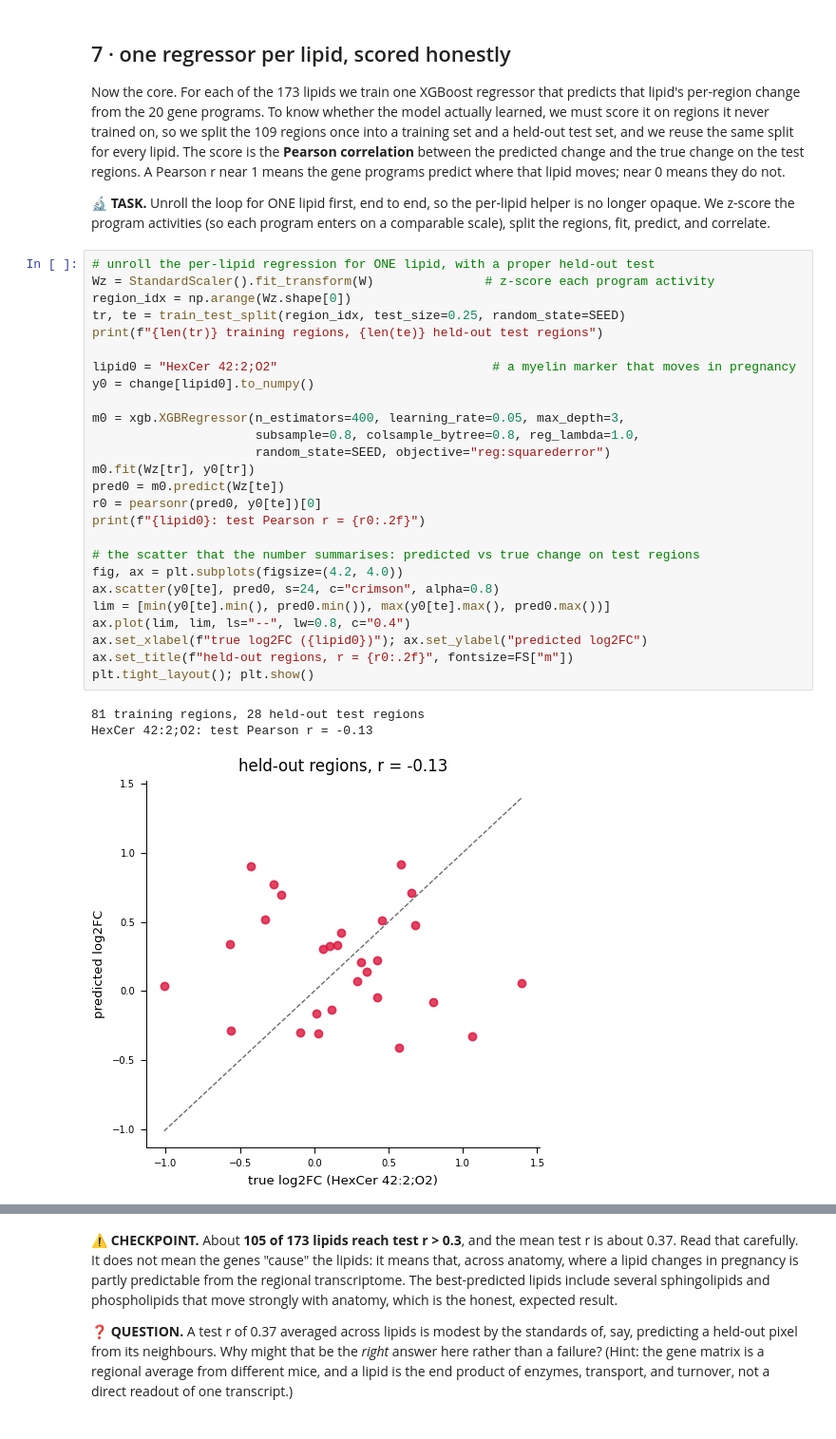
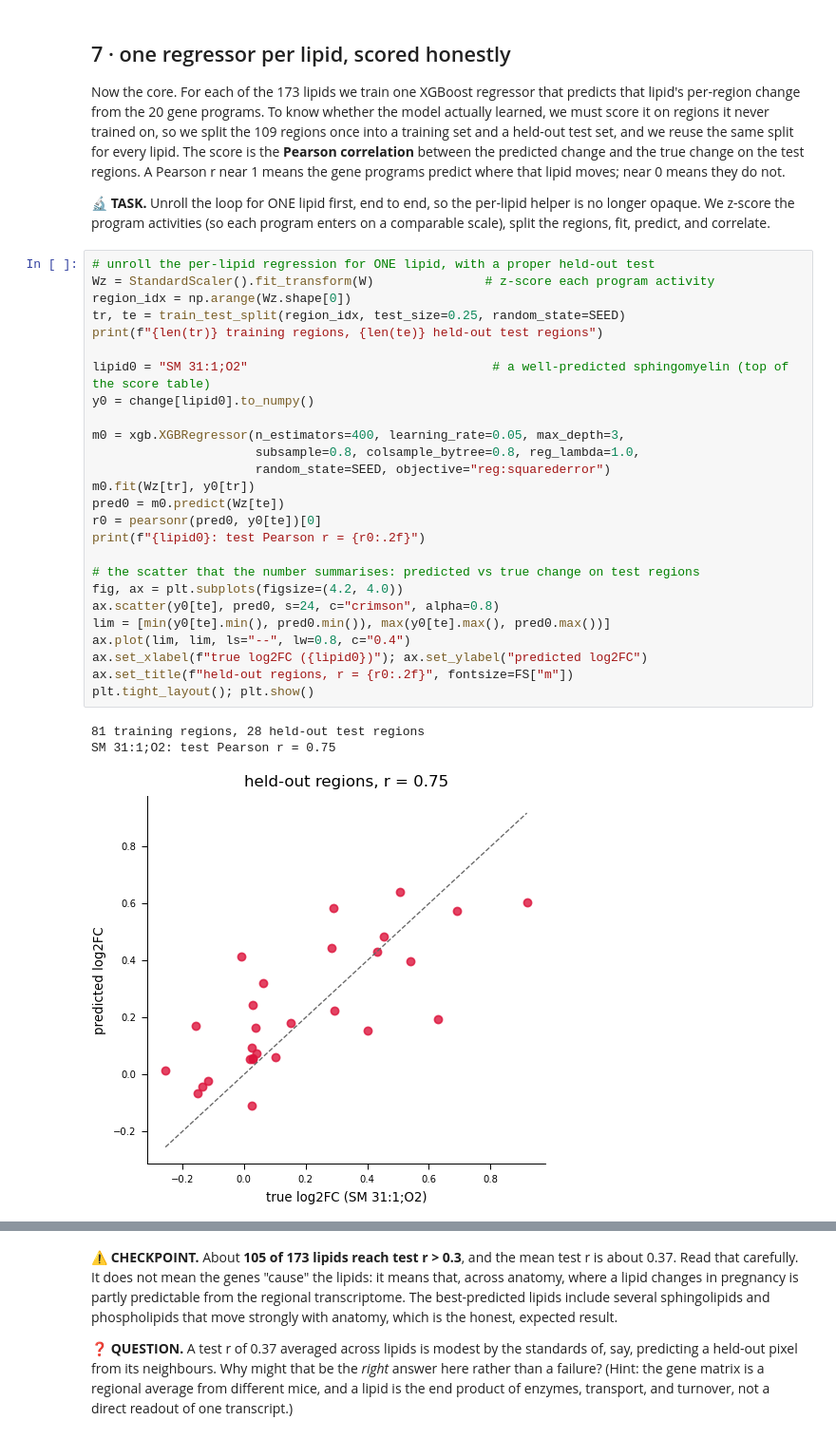
Before and after one commit to lamanno-epfl/lipidomics_tutorial_cajalcourse, a Jupyter notebook: notebooks/level3/08_multimodal_xgb_shap_go_solution.ipynb, the cells around one changed output, grey strips where cells are left out. Shown at 95% size. Saved outputs shown, nothing was run; the diff lists cells and outputs as text.

```diff
--- a/notebooks/level3/08_multimodal_xgb_shap_go_solution.ipynb
+++ b/notebooks/level3/08_multimodal_xgb_shap_go_solution.ipynb
@@ -743,31 +743,31 @@ regions, fit, predict, and correlate.
 # %%
 # unroll the per-lipid regression for ONE lipid, with a proper held-out test
 Wz = StandardScaler().fit_transform(W)               # z-score each program activity
 region_idx = np.arange(Wz.shape[0])
 tr, te = train_test_split(region_idx, test_size=0.25, random_state=SEED)
 print(f"{len(tr)} training regions, {len(te)} held-out test regions")
 
-lipid0 = "HexCer 42:2;O2"                             # a myelin marker that moves in pregnancy
+lipid0 = "SM 31:1;O2"                                 # a well-predicted sphingomyelin (top of the score table)
 y0 = change[lipid0].to_numpy()
 
 m0 = xgb.XGBRegressor(n_estimators=400, learning_rate=0.05, max_depth=3,
                       subsample=0.8, colsample_bytree=0.8, reg_lambda=1.0,
                       random_state=SEED, objective="reg:squarederror")
 m0.fit(Wz[tr], y0[tr])
 pred0 = m0.predict(Wz[te])
 r0 = pearsonr(pred0, y0[te])[0]
 print(f"{lipid0}: test Pearson r = {r0:.2f}")
 
 # the scatter that the number summarises: predicted vs true change on test regions
 fig, ax = plt.subplots(figsize=(4.2, 4.0))
 ax.scatter(y0[te], pred0, s=24, c="crimson", alpha=0.8)
 lim = [min(y0[te].min(), pred0.min()), max(y0[te].max(), pred0.max())]
 ax.plot(lim, lim, ls="--", lw=0.8, c="0.4")
 ax.set_xlabel(f"true log2FC ({lipid0})"); ax.set_ylabel("predicted log2FC")
 ax.set_title(f"held-out regions, r = {r0:.2f}", fontsize=FS["m"])
 plt.tight_layout(); plt.show()
 # %% [output]
 81 training regions, 28 held-out test regions
-HexCer 42:2;O2: test Pearson r = -0.13
+SM 31:1;O2: test Pearson r = 0.75
-[figure, old version]
+[figure, new version]
 # %% [markdown]
```
Also changed, not shown: parts of 18 cells of this notebook, 2 other files.
